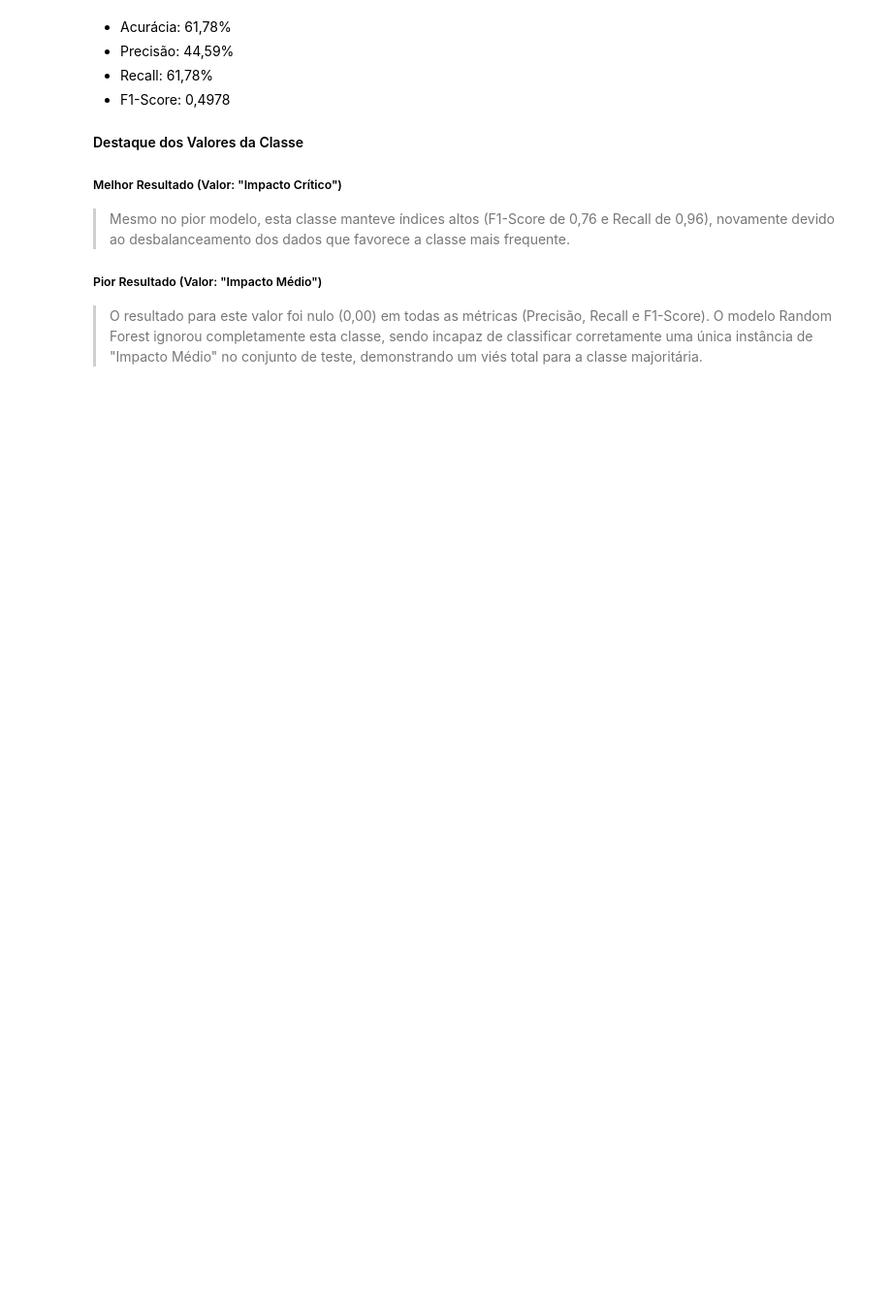
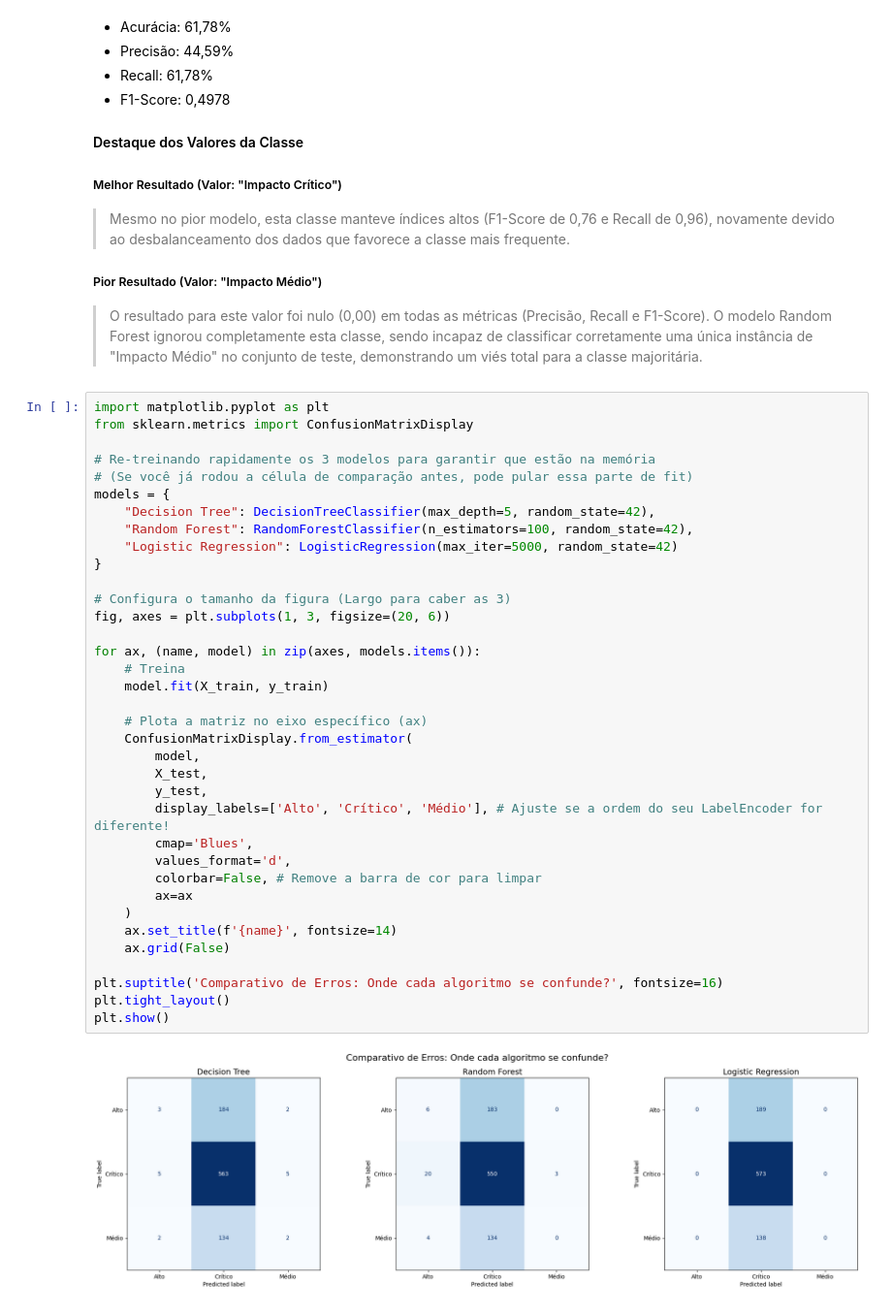
Before and after one commit to LucasTonolli/collab-machine-learning, a Jupyter notebook: Avaliação_2.ipynb, the cells around one changed output. Shown: that part at 97% size. Saved outputs shown, nothing was run; the diff lists cells and outputs as text; blank space fills up the shorter version.

```diff
--- a/Avaliação_2.ipynb
+++ b/Avaliação_2.ipynb
@@ -635,3 +639,41 @@ Impacto Crítico       0.63      0.96      0.76       573
 ##### Pior Resultado (Valor: "Impacto Médio")
 > O resultado para este valor foi nulo (0,00) em todas as métricas (Precisão, Recall e F1-Score).
 > O modelo Random Forest ignorou completamente esta classe, sendo incapaz de classificar corretamente uma única instância de "Impacto Médio" no conjunto de teste, demonstrando um viés total para a classe majoritária.
+# %%
+import matplotlib.pyplot as plt
+from sklearn.metrics import ConfusionMatrixDisplay
+
+# Re-treinando rapidamente os 3 modelos para garantir que estão na memória
+# (Se você já rodou a célula de comparação antes, pode pular essa parte de fit)
+models = {
+    "Decision Tree": DecisionTreeClassifier(max_depth=5, random_state=42),
+    "Random Forest": RandomForestClassifier(n_estimators=100, random_state=42),
+    "Logistic Regression": LogisticRegression(max_iter=5000, random_state=42)
+}
+
+# Configura o tamanho da figura (Largo para caber as 3)
+fig, axes = plt.subplots(1, 3, figsize=(20, 6))
+
+for ax, (name, model) in zip(axes, models.items()):
+    # Treina
+    model.fit(X_train, y_train)
+
+    # Plota a matriz no eixo específico (ax)
+    ConfusionMatrixDisplay.from_estimator(
+        model,
+        X_test,
+        y_test,
+        display_labels=['Alto', 'Crítico', 'Médio'], # Ajuste se a ordem do seu LabelEncoder for diferente!
+        cmap='Blues',
+        values_format='d',
+        colorbar=False, # Remove a barra de cor para limpar
+        ax=ax
+    )
+    ax.set_title(f'{name}', fontsize=14)
+    ax.grid(False)
+
+plt.suptitle('Comparativo de Erros: Onde cada algoritmo se confunde?', fontsize=16)
+plt.tight_layout()
+plt.show()
+# %% [output]
+[figure, added]
```
Also changed, not shown: parts of 6 cells of this notebook.
